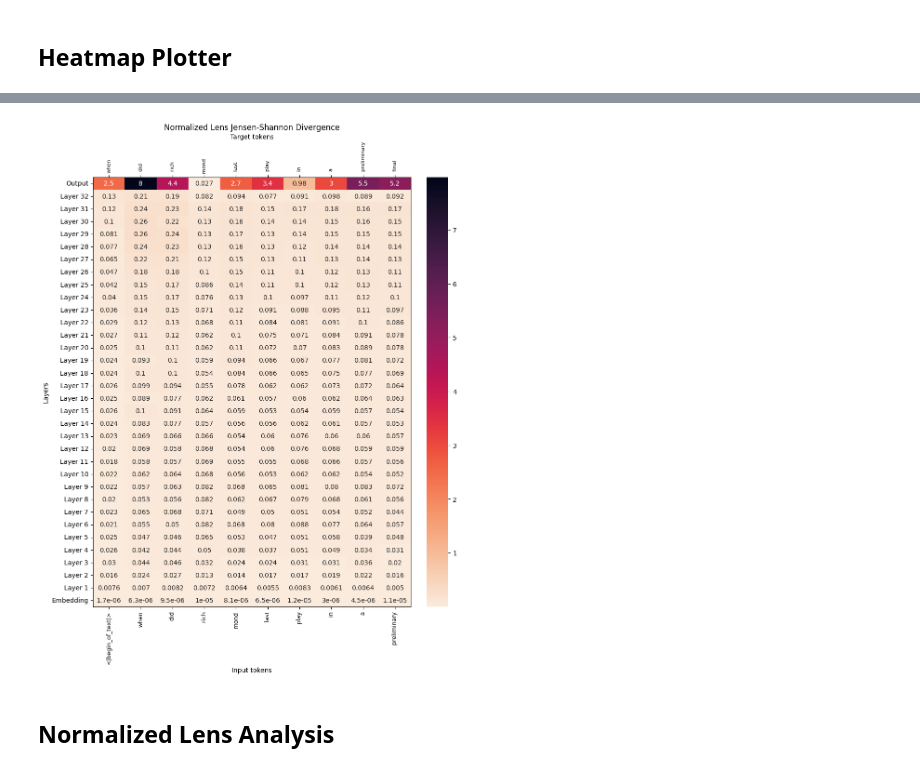
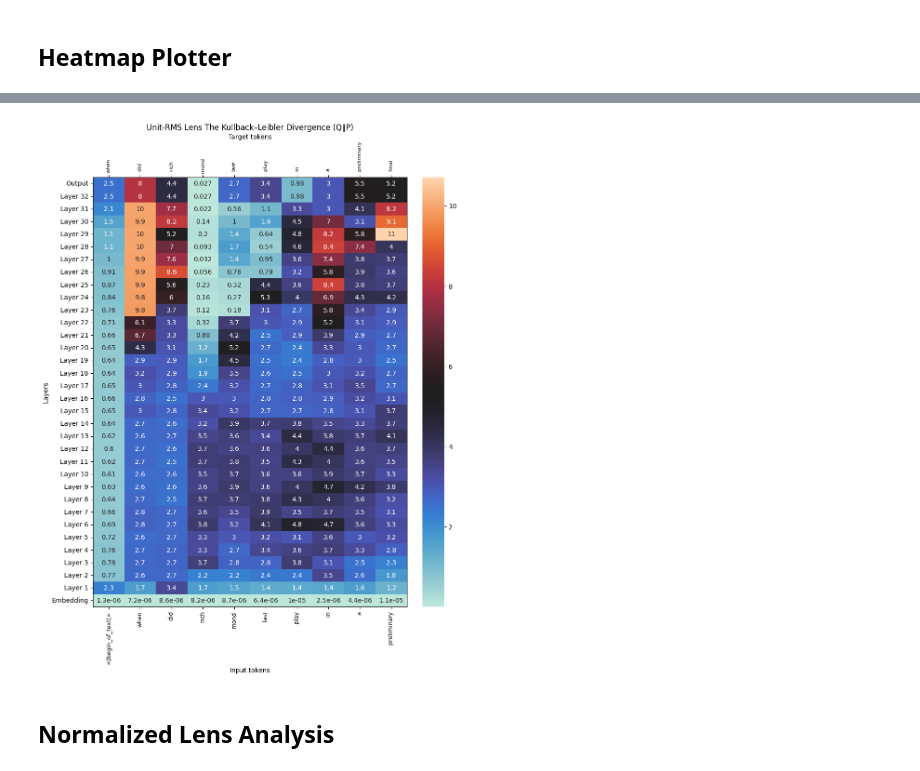
Before and after one commit to AnnemetteBP/LogitDiffLens, a Jupyter notebook: llama_logit_lens.ipynb, the cells around one changed output, grey strips where cells are left out. Saved outputs shown, nothing was run; the diff lists cells and outputs as text; code cells hidden in the pictures.

Commit message:
hopefully last code fixes and metric runs

```diff
--- a/llama_logit_lens.ipynb
+++ b/llama_logit_lens.ipynb
@@ -912,3 +908,0 @@ print("PAD ID:", tokenizer.pad_token_id)
-# %%
-if tokenizer.pad_token is None:
-    tokenizer.add_special_tokens({'pad_token': tokenizer.eos_token})
@@ -923,19 +909,3 @@ PAD ID: 128009
-# %%
-"""# Compare norm magnitudes for BOS token
-for layer in range(num_layers):
-    bos_norm_A = rA["hidden_states"][layer][0, 0].norm().item()
-    bos_norm_B = rB["hidden_states"][layer][0, 0].norm().item()
-    print(layer, bos_norm_A / bos_norm_B)"""
-
-"""
-if tokenizer:
-    mask_ids = [tokenizer.bos_token_id, tokenizer.eos_token_id, tokenizer.pad_token_id]
-else:
-    mask_ids = [128000, 128009]
-
-mask = ~torch.isin(torch.tensor(rows[0]["input_ids"]), torch.tensor(mask_ids))
-metric_values = metric_values[:, mask]  # skip BOS/EOS in visualization
-"""
 # %%
 # NOTE: BOS (beginning-of-sequence) token handling
 #
@@ -953,17 +923,6 @@ metric_values = metric_values[:, mask]  # skip BOS/EOS in visualization
 #
 # This distinction allows us to observe early activation drift without contaminating
 # metrics that depend on next-token predictions.
-# %%
-from enum import Enum
-
-class Color(Enum):
-    KLDIV = "icefire"
-    LOGDIFF = "vlag"
-    VIR = "viridis"
-    VTVD = "magma"
-    JSD = "rocket_r"
-    MAKO = "mako"
-    FLARE = "flare"
 # %%
 import matplotlib.pyplot as plt
 import seaborn as sns
@@ -1103,20 +1108,13 @@ def plot_heatmap(data, tokenizer, prompt_id=0, mask_ids=[128000, 128009],
 # %%
-data = unitrms_data
-fig_path = "figs/unitrms_lens/jsd_div_unitrms.png"
+metric = Metric.KLDIV_QP.value
+lens_type = "unit_rms" # unit_rms, raw
+data = topk_data
+fig_path = f"figs/{lens_type}_lens/{metric}_{lens_type}.png"
 plot_heatmap(
     data, tokenizer, prompt_id=0,
-    metric="jsd_div", color_map="Blues",
-    title="Final RMS Lens Jensen-Shannon divergence",
+    metric=metric, color_map=Color.KL_DIV.value,
+    title=TitlesRMS.KLDIV_QP.value,
     save_path=fig_path
 )
+# %% [output]
+[figure, added]
-# %%
-data = norm_data
-fig_path = "figs/norm_lens/jsd_div_norm.png"
-plot_heatmap(
-    data, tokenizer, prompt_id=0,
-    metric="kl_ba", color_map="rocket_r",
-    title="Normalized Lens Jensen-Shannon Divergence",
-    save_path=fig_path
-)
-# %% [output]
-[figure, removed]
```
Also changed, not shown: parts of 42 cells of this notebook, 1 other file.
